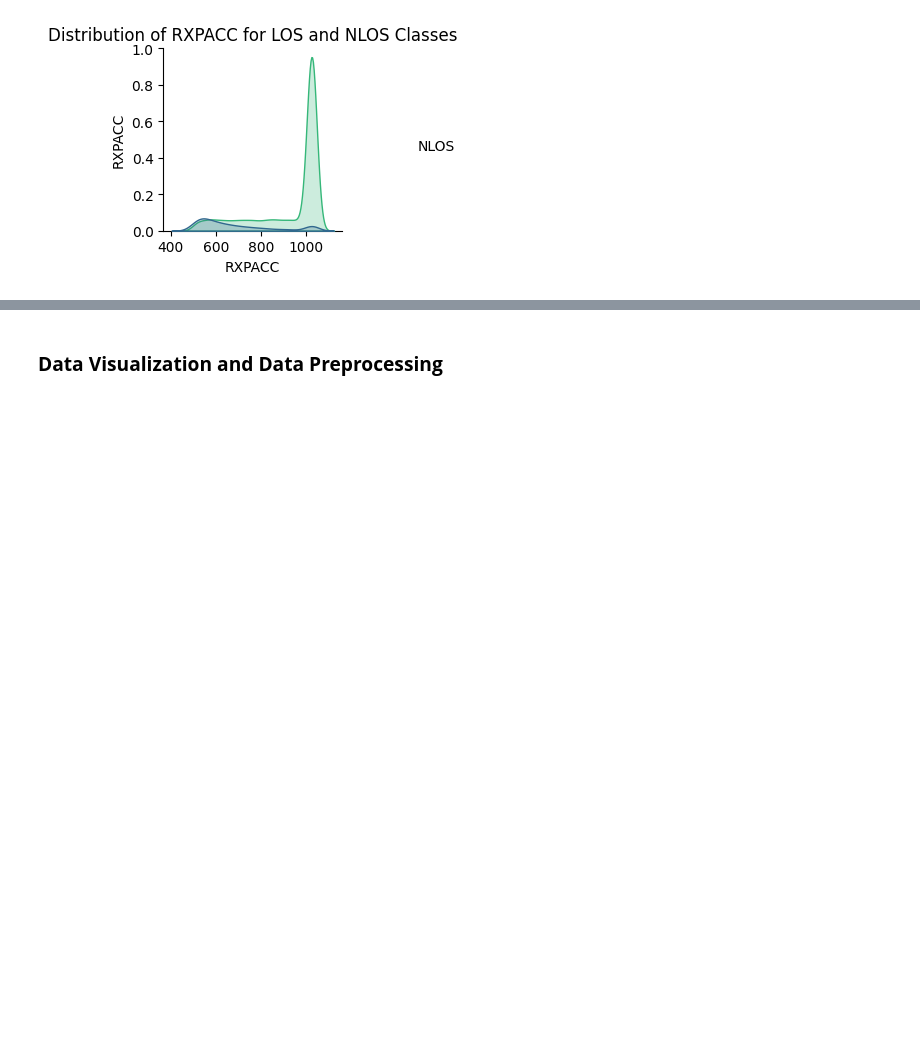
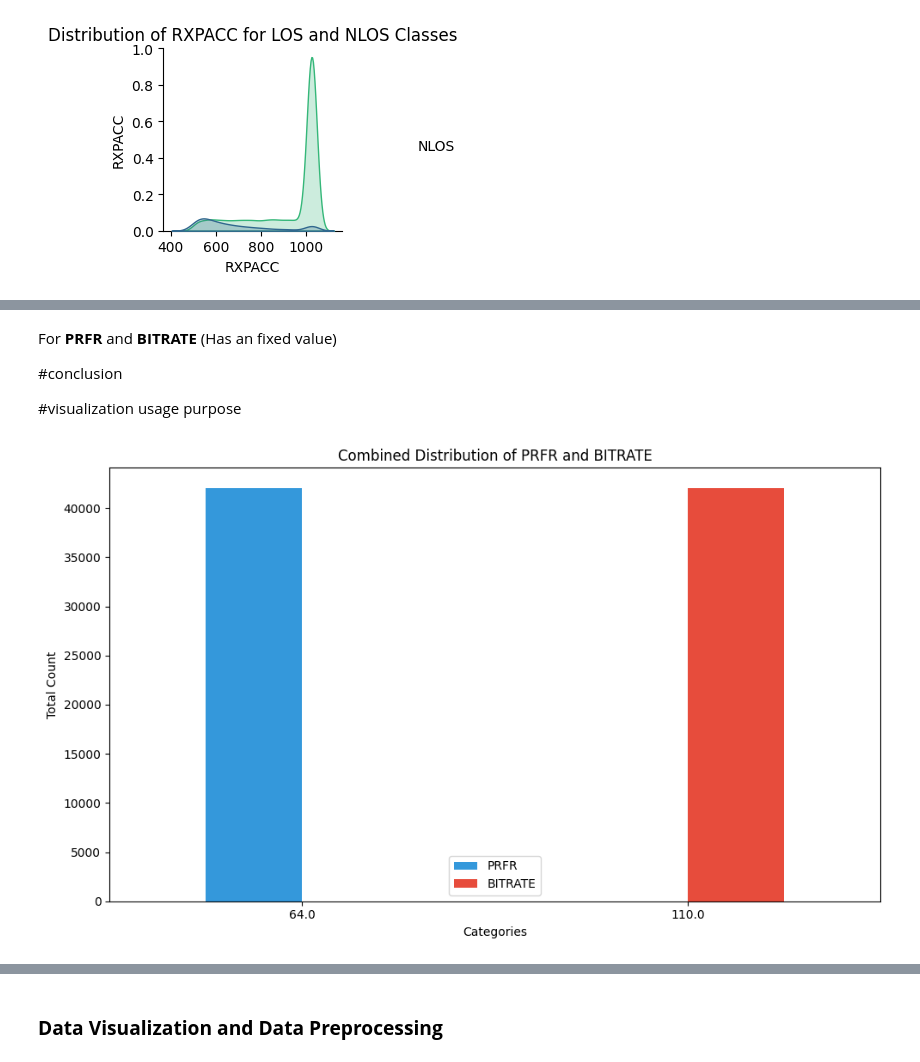
Before and after one commit to janaveniice/UoG-DA_Group17, a Jupyter notebook: los-nlos-model/model.ipynb, the cells around one changed output, grey strips where cells are left out. Saved outputs shown, nothing was run; the diff lists cells and outputs as text; code cells hidden in the pictures; blank space fills up the shorter version.

```diff
--- a/los-nlos-model/model.ipynb
+++ b/los-nlos-model/model.ipynb
@@ -518,0 +609,30 @@ plt.show()
+# %% [markdown]
+For **PRFR** and **BITRATE** (Has an fixed value)
+
+#conclusion
+
+#visualization usage purpose
+# %%
+import matplotlib.pyplot as plt
+
+# Count occurrences of 'PRFR' values
+count_PRFR = df_clean["PRFR"].value_counts()
+
+# Count occurrences of 'BITRATE' values
+count_BITRATE = df_clean["BITRATE"].value_counts()
+
+# Combine the counts into a DataFrame
+combined_df = pd.DataFrame({"PRFR": count_PRFR, "BITRATE": count_BITRATE}).fillna(0)
+# Plot the combined distribution (side-by-side bars)
+combined_df.plot(kind="bar", figsize=(10, 6), color=["#3498db", "#e74c3c"])
+
+# Set plot labels and title
+plt.title("Combined Distribution of PRFR and BITRATE")
+plt.ylabel("Total Count")
+plt.xlabel("Categories")
+plt.xticks(rotation=0)  # Keep x-axis labels clear
+
+plt.tight_layout()
+plt.show()
+# %% [output]
+[figure, added]
```
Also changed, not shown: parts of 10 cells of this notebook.
